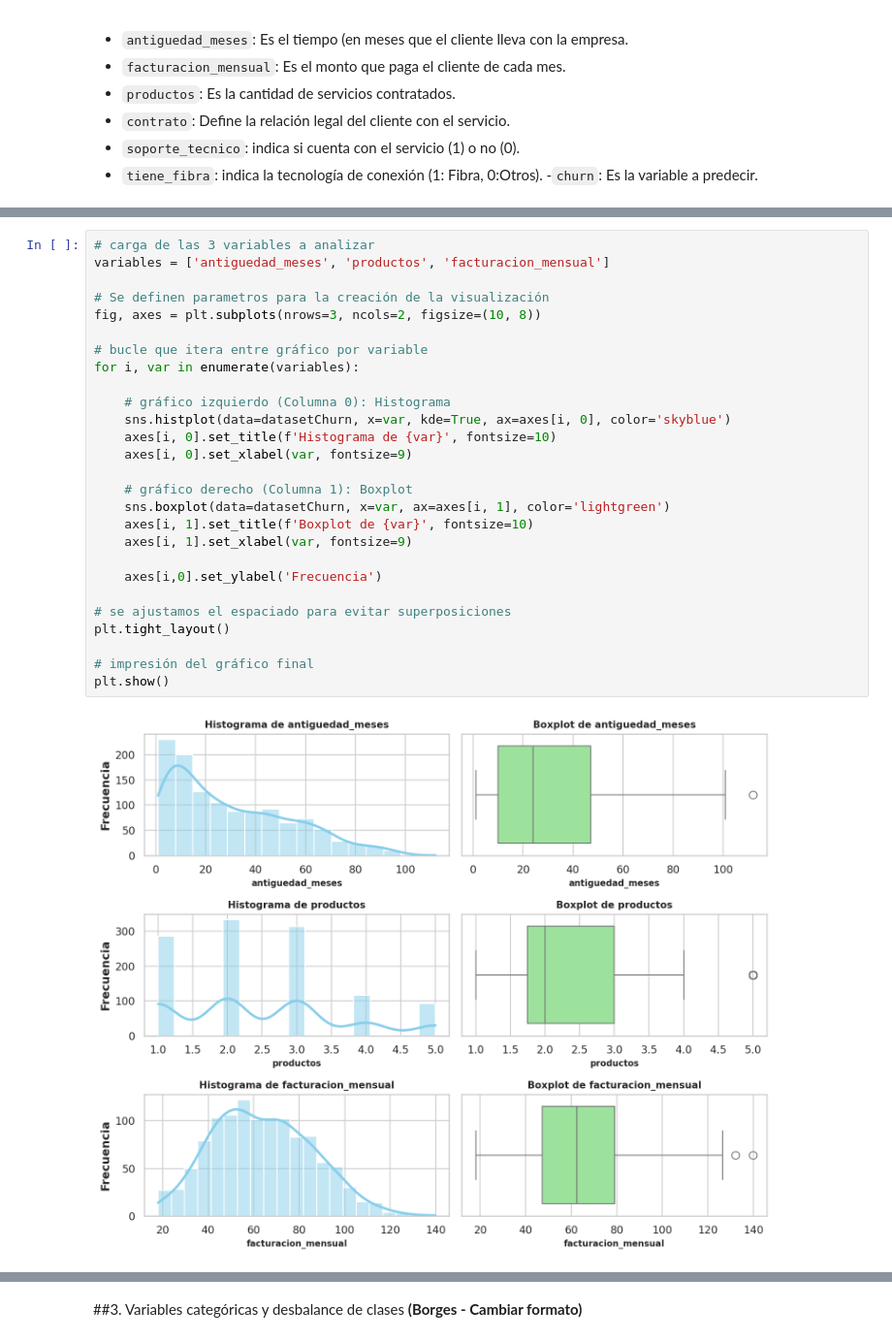
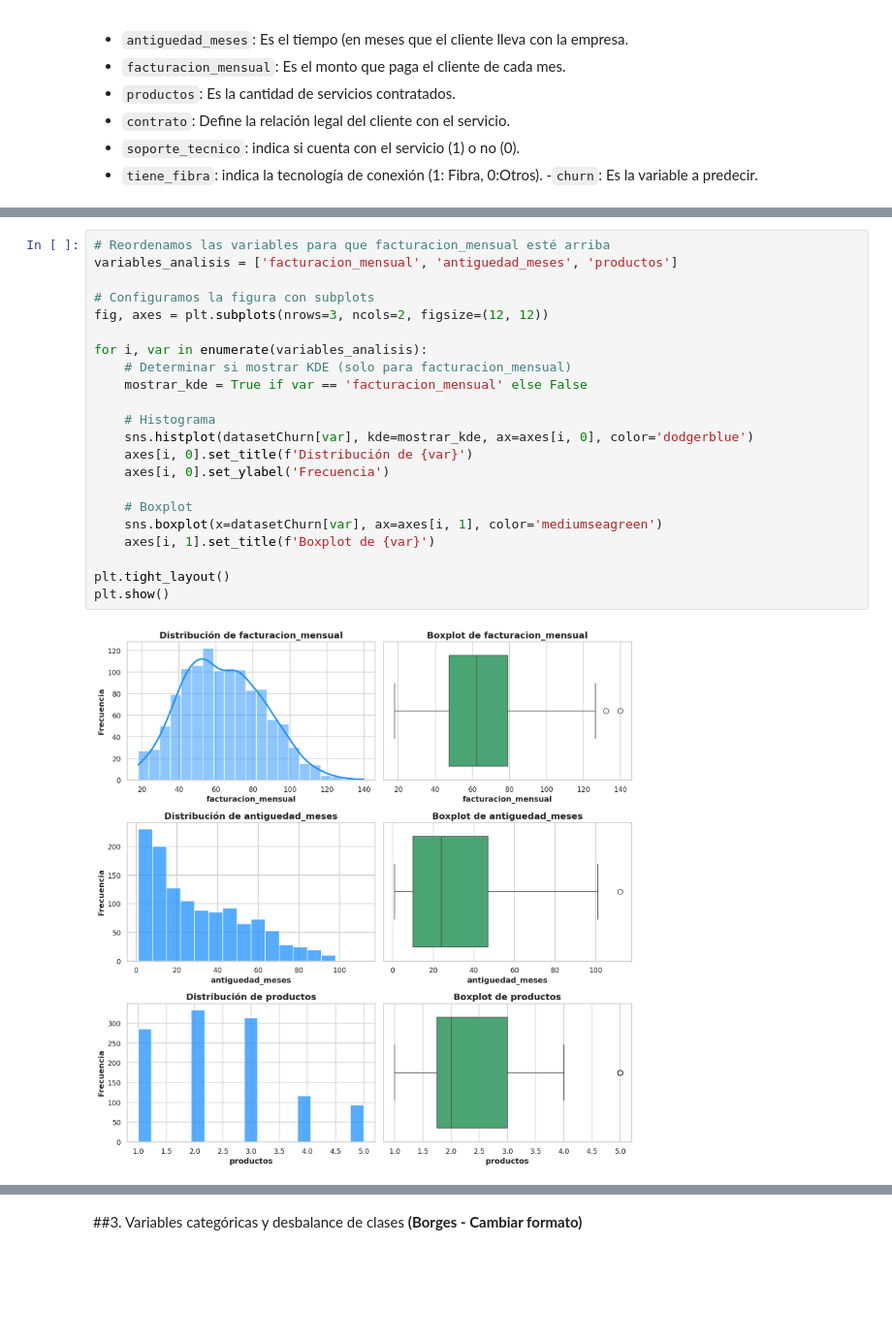
Before and after one commit to Santibareiro27/Inteligencia-Computacional, a Jupyter notebook: RA1_TP2/RA1_Trabajo_práctico_N°_2,_8.ipynb, the cells around one changed output, grey strips where cells are left out. Shown at 97% size. Cells and saved outputs as stored; diff of their text form; blank space fills up the shorter version.

```diff
--- a/RA1_TP2/RA1_Trabajo_práctico_N°_2,_8.ipynb
+++ b/RA1_TP2/RA1_Trabajo_práctico_N°_2,_8.ipynb
@@ -726,29 +770,24 @@ display(diferencias_df)
 # %%
-# carga de las 3 variables a analizar
-variables = ['antiguedad_meses', 'productos', 'facturacion_mensual']
+# Reordenamos las variables para que facturacion_mensual esté arriba
+variables_analisis = ['facturacion_mensual', 'antiguedad_meses', 'productos']
 
-# Se definen parametros para la creación de la visualización
-fig, axes = plt.subplots(nrows=3, ncols=2, figsize=(10, 8))
+# Configuramos la figura con subplots
+fig, axes = plt.subplots(nrows=3, ncols=2, figsize=(12, 12))
 
-# bucle que itera entre gráfico por variable
-for i, var in enumerate(variables):
+for i, var in enumerate(variables_analisis):
+    # Determinar si mostrar KDE (solo para facturacion_mensual)
+    mostrar_kde = True if var == 'facturacion_mensual' else False
 
-    # gráfico izquierdo (Columna 0): Histograma
-    sns.histplot(data=datasetChurn, x=var, kde=True, ax=axes[i, 0], color='skyblue')
-    axes[i, 0].set_title(f'Histograma de {var}', fontsize=10)
-    axes[i, 0].set_xlabel(var, fontsize=9)
+    # Histograma
+    sns.histplot(datasetChurn[var], kde=mostrar_kde, ax=axes[i, 0], color='dodgerblue')
+    axes[i, 0].set_title(f'Distribución de {var}')
+    axes[i, 0].set_ylabel('Frecuencia')
 
-    # gráfico derecho (Columna 1): Boxplot
-    sns.boxplot(data=datasetChurn, x=var, ax=axes[i, 1], color='lightgreen')
-    axes[i, 1].set_title(f'Boxplot de {var}', fontsize=10)
-    axes[i, 1].set_xlabel(var, fontsize=9)
+    # Boxplot
+    sns.boxplot(x=datasetChurn[var], ax=axes[i, 1], color='mediumseagreen')
+    axes[i, 1].set_title(f'Boxplot de {var}')
 
-    axes[i,0].set_ylabel('Frecuencia')
-
-# se ajustamos el espaciado para evitar superposiciones
 plt.tight_layout()
-
-# impresión del gráfico final
 plt.show()
 # %% [output]
-[figure, old version]
+[figure, new version]
```
Also changed, not shown: parts of 25 cells of this notebook.
